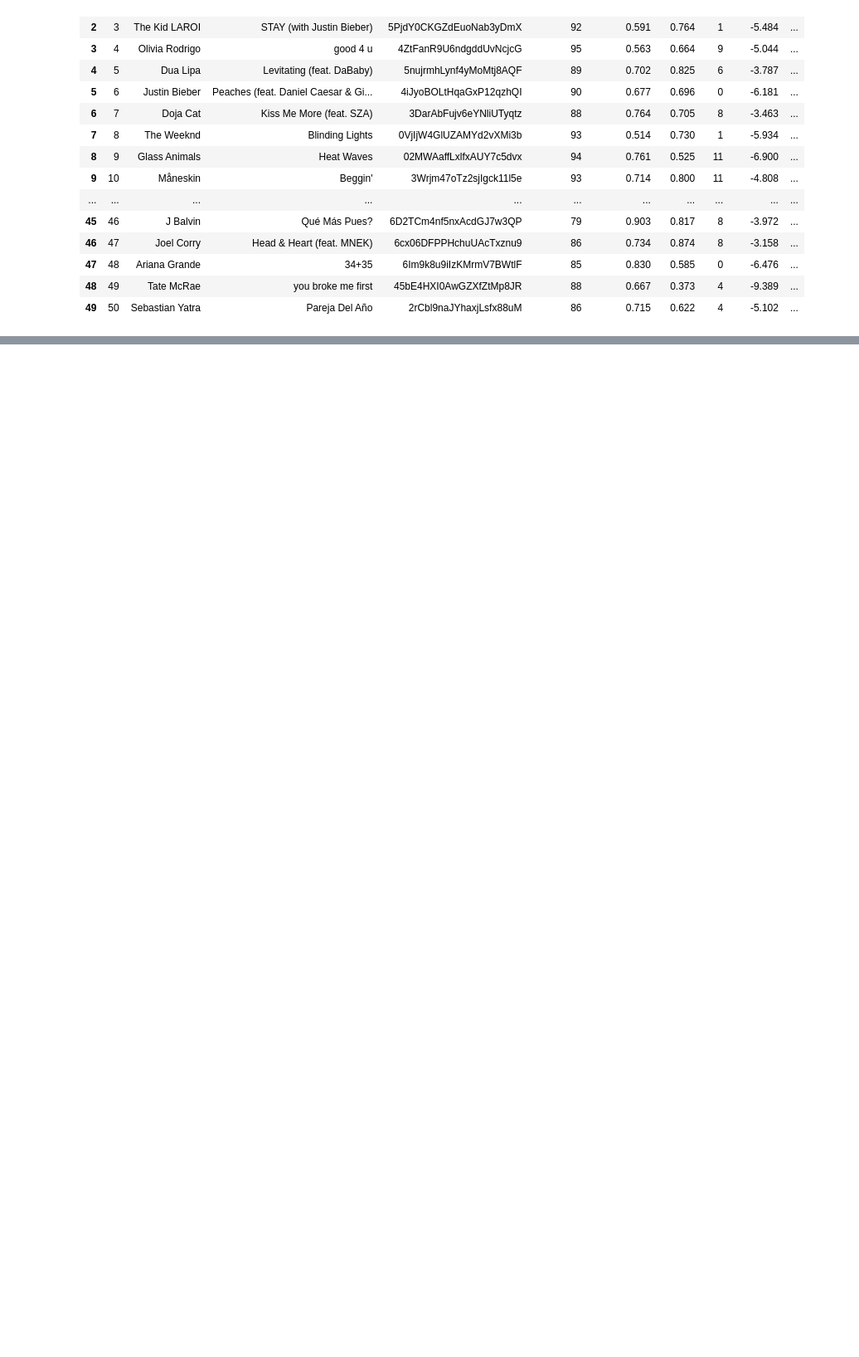
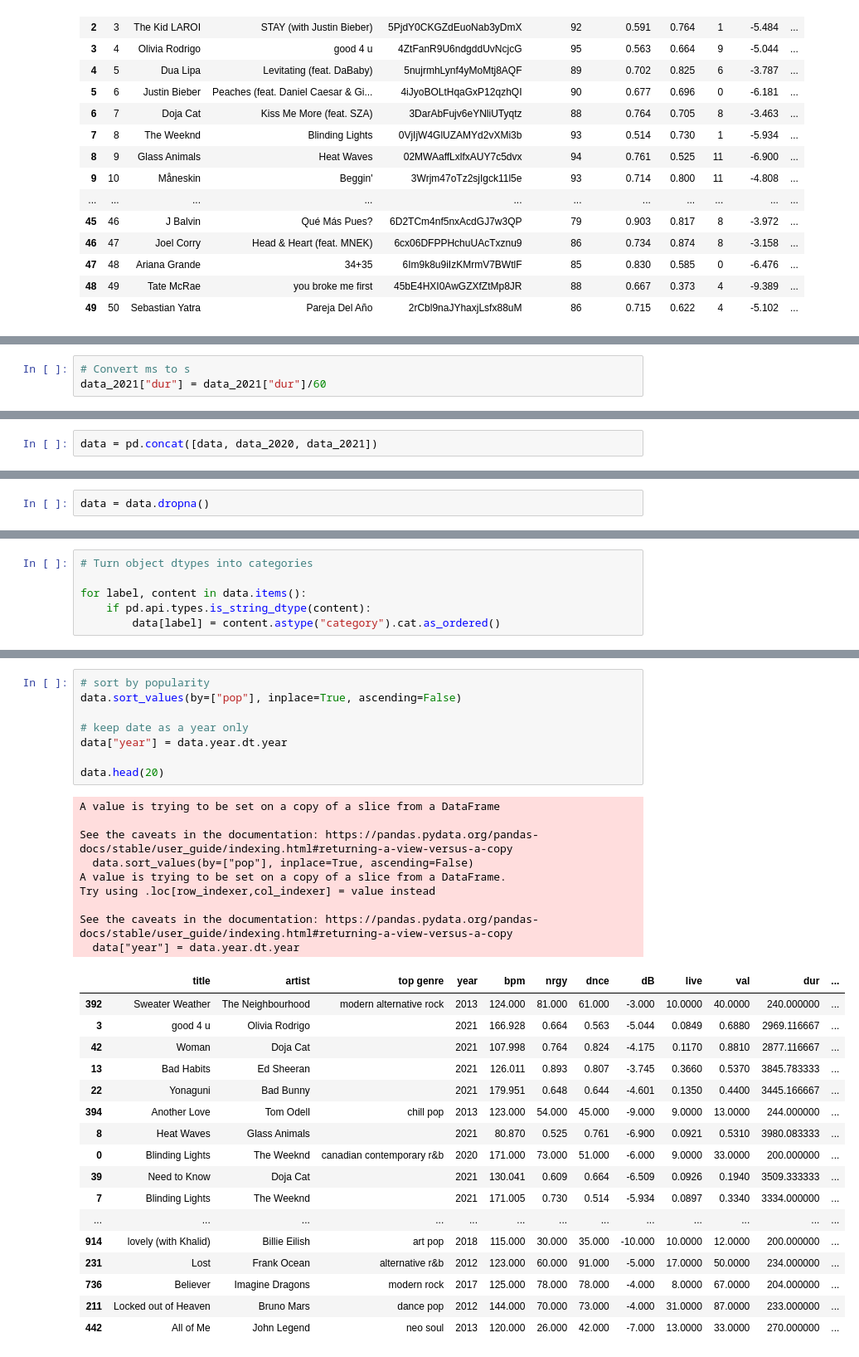
Before and after one commit to Coyote-Schmoyote/spotify-song-popularity-prediction, a Jupyter notebook: song-popularity-prediction.ipynb, the cells around one changed output, grey strips where cells are left out. Shown: that part at 83% size. Cells and saved outputs as stored; diff of their text form; blank space fills up the shorter version.

```diff
--- a/song-popularity-prediction.ipynb
+++ b/song-popularity-prediction.ipynb
@@ -197,0 +490,3 @@ memory usage: 7.2+ KB
+# %%
+# Convert ms to s
+data_2021["dur"] = data_2021["dur"]/60
@@ -197,0 +509,2 @@ memory usage: 7.2+ KB
+# %%
+data = pd.concat([data, data_2020, data_2021])
@@ -197,0 +566,2 @@ memory usage: 7.2+ KB
+# %%
+data = data.dropna()
@@ -197,0 +621,6 @@ memory usage: 7.2+ KB
+# %%
+# Turn object dtypes into categories
+
+for label, content in data.items():
+    if pd.api.types.is_string_dtype(content):
+        data[label] = content.astype("category").cat.as_ordered()
@@ -197,0 +673,35 @@ memory usage: 7.2+ KB
+# %%
+# sort by popularity
+data.sort_values(by=["pop"], inplace=True, ascending=False)
+
+# keep date as a year only
+data["year"] = data.year.dt.year
+
+data.head(20)
+# %% [output]
+A value is trying to be set on a copy of a slice from a DataFrame
+
+See the caveats in the documentation: https://pandas.pydata.org/pandas-docs/stable/user_guide/indexing.html#returning-a-view-versus-a-copy
+  data.sort_values(by=["pop"], inplace=True, ascending=False)
+A value is trying to be set on a copy of a slice from a DataFrame.
+Try using .loc[row_indexer,col_indexer] = value instead
+
+See the caveats in the documentation: https://pandas.pydata.org/pandas-docs/stable/user_guide/indexing.html#returning-a-view-versus-a-copy
+  data["year"] = data.year.dt.year
+|  | title | artist | top genre | year | bpm | nrgy | dnce | dB | live | val | dur | ... |
+| 392 | Sweater Weather | The Neighbourhood | modern alternative rock | 2013 | 124.000 | 81.000 | 61.000 | -3.000 | 10.0000 | 40.0000 | 240.000000 | ... |
+| 3 | good 4 u | Olivia Rodrigo |  | 2021 | 166.928 | 0.664 | 0.563 | -5.044 | 0.0849 | 0.6880 | 2969.116667 | ... |
+| 42 | Woman | Doja Cat |  | 2021 | 107.998 | 0.764 | 0.824 | -4.175 | 0.1170 | 0.8810 | 2877.116667 | ... |
+| 13 | Bad Habits | Ed Sheeran |  | 2021 | 126.011 | 0.893 | 0.807 | -3.745 | 0.3660 | 0.5370 | 3845.783333 | ... |
+| 22 | Yonaguni | Bad Bunny |  | 2021 | 179.951 | 0.648 | 0.644 | -4.601 | 0.1350 | 0.4400 | 3445.166667 | ... |
+| 394 | Another Love | Tom Odell | chill pop | 2013 | 123.000 | 54.000 | 45.000 | -9.000 | 9.0000 | 13.0000 | 244.000000 | ... |
+| 8 | Heat Waves | Glass Animals |  | 2021 | 80.870 | 0.525 | 0.761 | -6.900 | 0.0921 | 0.5310 | 3980.083333 | ... |
+| 0 | Blinding Lights | The Weeknd | canadian contemporary r&b | 2020 | 171.000 | 73.000 | 51.000 | -6.000 | 9.0000 | 33.0000 | 200.000000 | ... |
+| 39 | Need to Know | Doja Cat |  | 2021 | 130.041 | 0.609 | 0.664 | -6.509 | 0.0926 | 0.1940 | 3509.333333 | ... |
+| 7 | Blinding Lights | The Weeknd |  | 2021 | 171.005 | 0.730 | 0.514 | -5.934 | 0.0897 | 0.3340 | 3334.000000 | ... |
+| ... | ... | ... | ... | ... | ... | ... | ... | ... | ... | ... | ... | ... |
+| 914 | lovely (with Khalid) | Billie Eilish | art pop | 2018 | 115.000 | 30.000 | 35.000 | -10.000 | 10.0000 | 12.0000 | 200.000000 | ... |
+| 231 | Lost | Frank Ocean | alternative r&b | 2012 | 123.000 | 60.000 | 91.000 | -5.000 | 17.0000 | 50.0000 | 234.000000 | ... |
+| 736 | Believer | Imagine Dragons | modern rock | 2017 | 125.000 | 78.000 | 78.000 | -4.000 | 8.0000 | 67.0000 | 204.000000 | ... |
+| 211 | Locked out of Heaven | Bruno Mars | dance pop | 2012 | 144.000 | 70.000 | 73.000 | -4.000 | 31.0000 | 87.0000 | 233.000000 | ... |
+| 442 | All of Me | John Legend | neo soul | 2013 | 120.000 | 26.000 | 42.000 | -7.000 | 13.0000 | 33.0000 | 270.000000 | ... |
```
Also changed, not shown: parts of 48 cells of this notebook.
